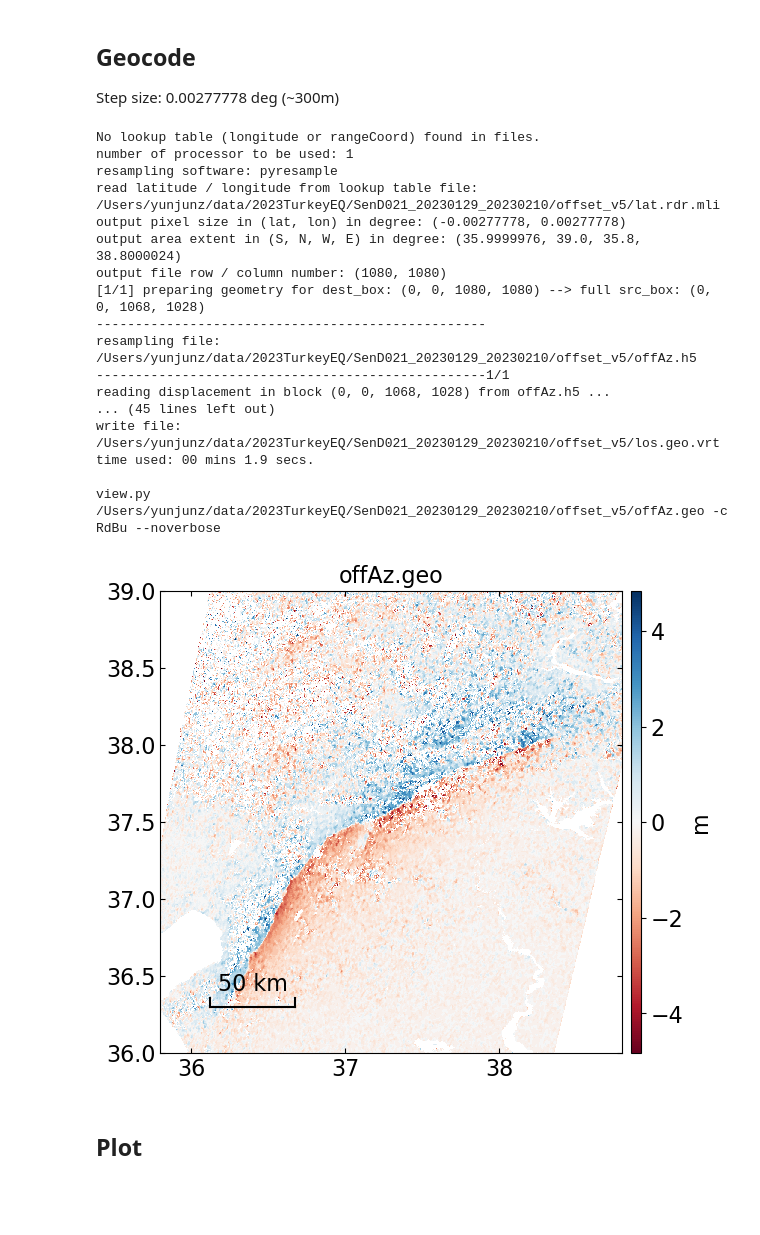
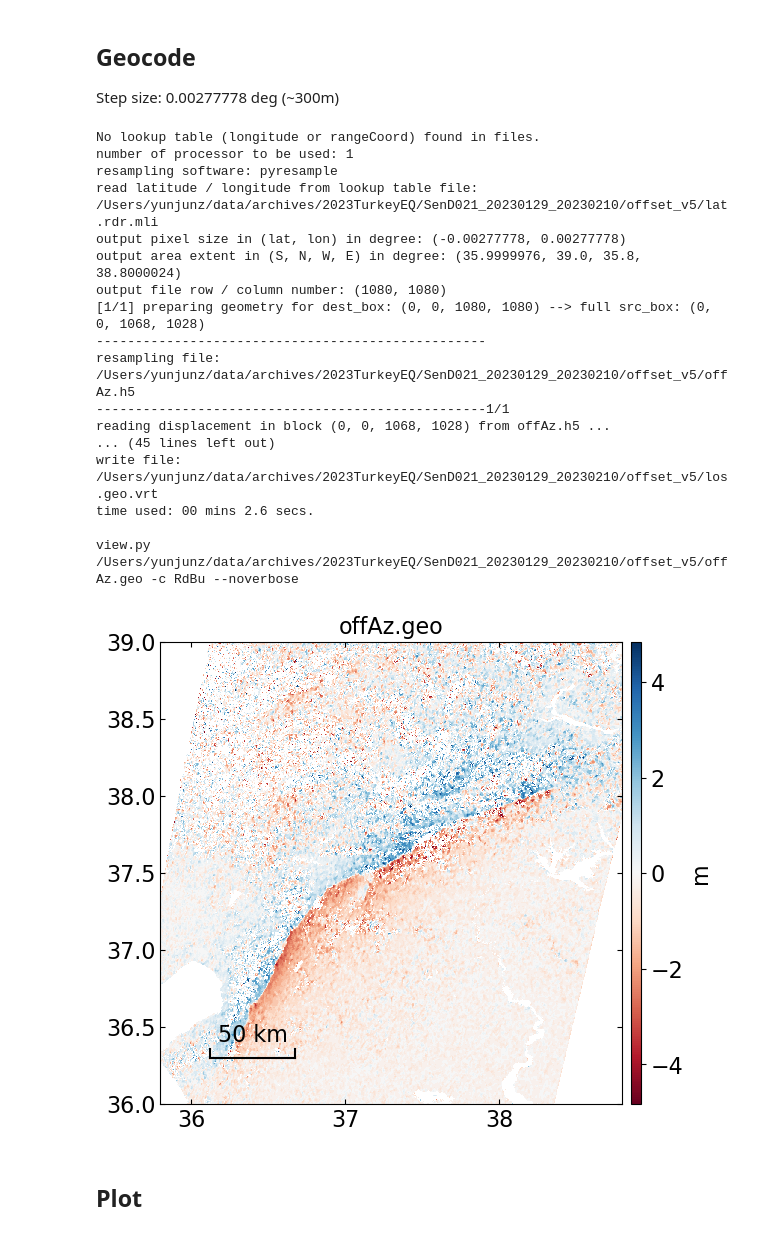
Before and after one commit to yunjunz/2023-Turkey-EQ, a Jupyter notebook: offset_postproc.ipynb, the cells around one changed output. Cells and saved outputs as stored; diff of their text form; code cells hidden in the pictures; blank space fills up the shorter version.

```diff
--- a/offset_postproc.ipynb
+++ b/offset_postproc.ipynb
@@ -33,16 +33,18 @@ import numpy as np
 from matplotlib import pyplot as plt
 from mintpy.utils import readfile, writefile, isce_utils, utils as ut, plot as pp
 from mintpy.cli import geocode, view
+from mintpy.view import prep_slice, plot_slice
 plt.rcParams.update({'font.size': 12})
 
 # dataset
-proj_dir = os.path.expanduser('~/data/2023TurkeyEQ')
+proj_dir = os.path.expanduser('~/data/archives/2023TurkeyEQ')
 ds_name = [
     'SenA014_20230128_20230209_RG',
     'SenA014_20230128_20230209_AZ',
     'SenD021_20230129_20230210_RG',
     'SenD021_20230129_20230210_AZ',
 ][3]
+redo = True
 
 work_dir = os.path.join(proj_dir, ds_name[:-3], 'offset_v5')
 os.chdir(work_dir)
@@ -61,4 +63,8 @@ lon_file  = os.path.join(work_dir, 'lon.rdr.mli')
 los_file  = os.path.join(work_dir, 'los.rdr.mli')
 mask_file = os.path.join(work_dir, 'waterMask.h5')
 atr = readfile.read_attribute(off_file)
+
+# output files
+rdr_file = os.path.join(work_dir, 'offRg.h5' if ds_name.endswith('RG') else 'offAz.h5')
+geo_file = os.path.splitext(rdr_file)[0] + '.geo'
 # %% [output]
@@ -185,41 +192,37 @@ if step is None:
 # %%
 opt = f' --bbox {S} {N} {W} {E} --lalo -{step} {step} --lat-file {lat_file} --lon-file {lon_file}'
 fbase = os.path.splitext(rdr_file)[0]
-
-# offset
-obs_file = f'{fbase}.geo'
-geocode.main(f'{rdr_file} --dset displacement -o {obs_file} {opt}'.split())
-
-# offset STD
-std_file = f'{fbase}Std.geo'
-geocode.main(f'{rdr_file} --dset displacementStd -o {std_file} {opt}'.split())
-
-# offset geometry
-geo_file = os.path.join(work_dir, 'los.geo')
-geocode.main(f'{los_file} -o {geo_file} {opt}'.split())
+io_files = [
+    [rdr_file, '--dset displacement',    f'{fbase}.geo'],      # offset
+    [rdr_file, '--dset displacementStd', f'{fbase}Std.geo'],   # offset STD
+    [los_file, '', os.path.join(work_dir, 'los.geo')]          # offset geometry
+]
+for ifile, dset, ofile in io_files:
+    if redo or not os.path.isfile(ofile):
+        geocode.main(f'{ifile} {dset} -o {ofile} {opt}'.split())
 
 # plot
 %matplotlib inline
-view.main(f'{obs_file} -c RdBu --noverbose'.split())
+view.main(f'{geo_file} -c RdBu --noverbose'.split())
 # %% [output]
 No lookup table (longitude or rangeCoord) found in files.
 number of processor to be used: 1
 resampling software: pyresample
-read latitude / longitude from lookup table file: /Users/yunjunz/data/2023TurkeyEQ/SenD021_20230129_20230210/offset_v5/lat.rdr.mli
+read latitude / longitude from lookup table file: /Users/yunjunz/data/archives/2023TurkeyEQ/SenD021_20230129_20230210/offset_v5/lat.rdr.mli
 output pixel size in (lat, lon) in degree: (-0.00277778, 0.00277778)
 output area extent in (S, N, W, E) in degree: (35.9999976, 39.0, 35.8, 38.8000024)
 output file row / column number: (1080, 1080)
 [1/1] preparing geometry for dest_box: (0, 0, 1080, 1080) --> full src_box: (0, 0, 1068, 1028)
 --------------------------------------------------
-resampling file: /Users/yunjunz/data/2023TurkeyEQ/SenD021_20230129_20230210/offset_v5/offAz.h5
+resampling file: /Users/yunjunz/data/archives/2023TurkeyEQ/SenD021_20230129_20230210/offset_v5/offAz.h5
 --------------------------------------------------1/1
 reading displacement in block (0, 0, 1068, 1028) from offAz.h5 ...
 ... (45 lines left out)
-write file: /Users/yunjunz/data/2023TurkeyEQ/SenD021_20230129_20230210/offset_v5/los.geo.vrt
-time used: 00 mins 1.9 secs.
+write file: /Users/yunjunz/data/archives/2023TurkeyEQ/SenD021_20230129_20230210/offset_v5/los.geo.vrt
+time used: 00 mins 2.6 secs.
 
-view.py /Users/yunjunz/data/2023TurkeyEQ/SenD021_20230129_20230210/offset_v5/offAz.geo -c RdBu --noverbose
+view.py /Users/yunjunz/data/archives/2023TurkeyEQ/SenD021_20230129_20230210/offset_v5/offAz.geo -c RdBu --noverbose
-[figure, old version]
+[figure, new version]
 # %% [markdown]
 ## Plot
 # %%
```
Also changed, not shown: parts of 4 cells of this notebook.
